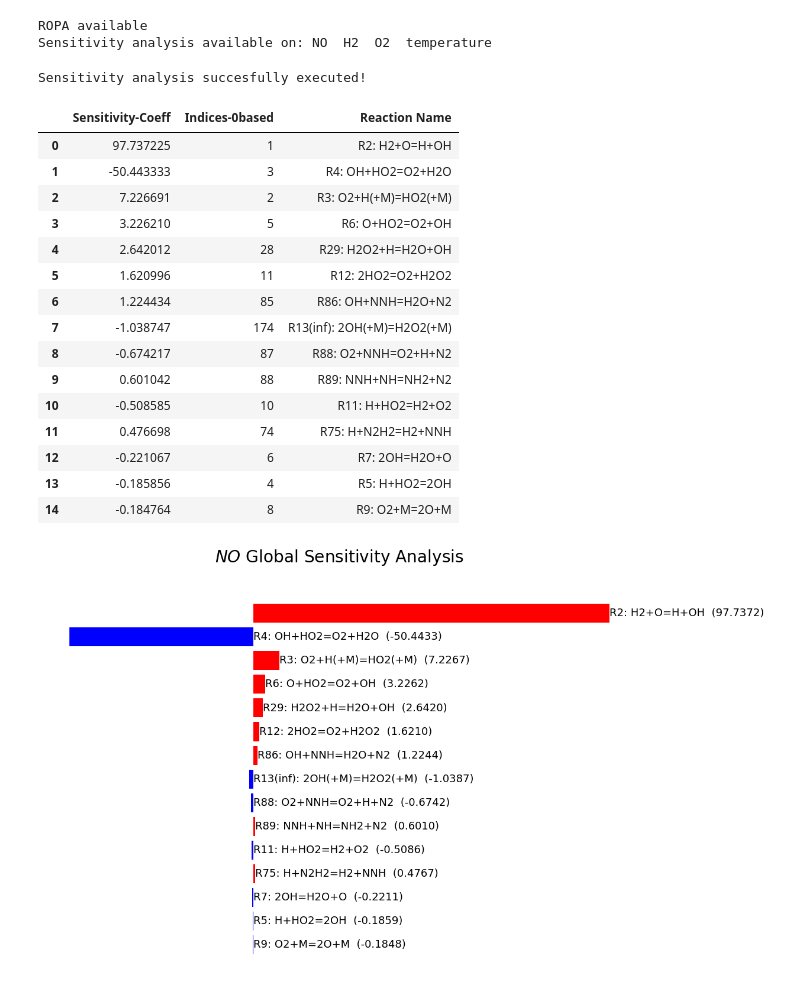
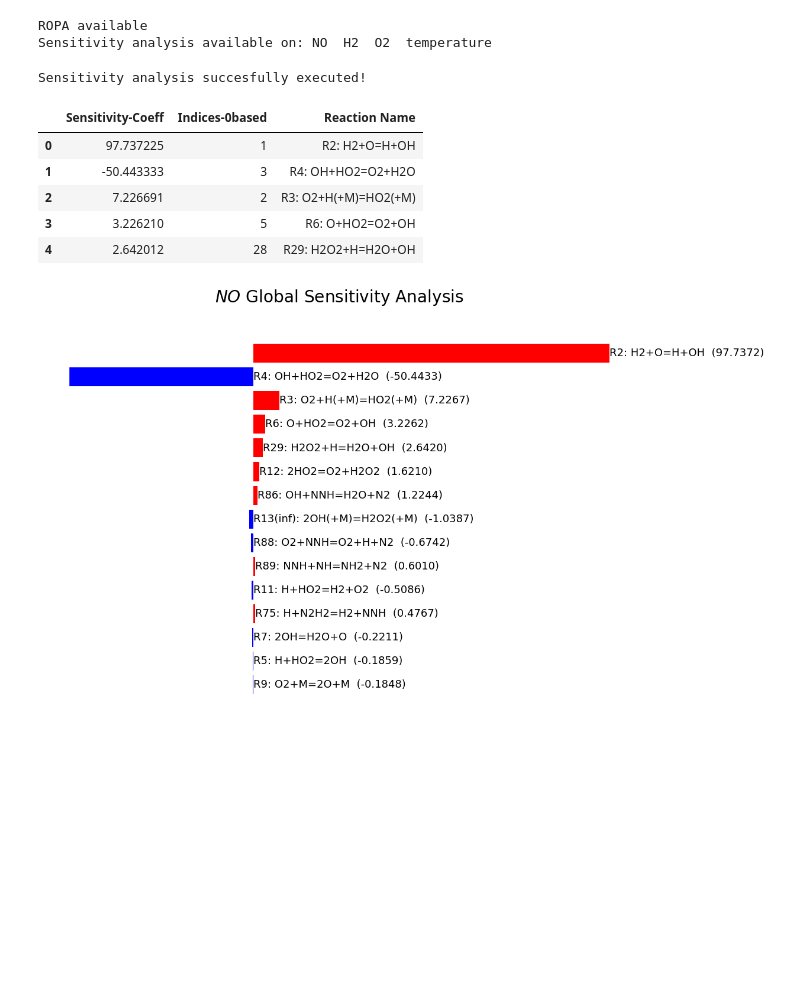
Before and after one commit to tdinelli/pySMOKEPostProcessor, a Jupyter notebook: examples/Sensitivity-01.ipynb, the cells around one changed output. Saved outputs shown, nothing was run; the diff lists cells and outputs as text; code cells hidden in the pictures; blank space fills up the shorter version.

```diff
--- a/examples/Sensitivity-01.ipynb
+++ b/examples/Sensitivity-01.ipynb
@@ -57,33 +57,23 @@ Sensitivity analysis available on: NO  H2  O2  temperature
 # %%
 specie = "NO"
 
-coefficients, indexes, names = PostProcessor.SensitivityAnalysis(specie=specie,
+coefficients, indexes, names = PostProcessor.SensitivityAnalysis(target=specie,
                                                           sensitivity_type='global',
                                                           number_of_reactions=15,
                                                           ordering_type="peak_value",
                                                           normalization_type='local')
 
 dic = {'Sensitivity-Coeff': coefficients,'Indices-0based': indexes, 'Reaction Name': names}
 df = pd.DataFrame(dic)
-df
+df.head()
 # %% [output]
 Sensitivity analysis succesfully executed!
 |  | Sensitivity-Coeff | Indices-0based | Reaction Name |
 | 0 | 97.737225 | 1 | R2: H2+O=H+OH |
 | 1 | -50.443333 | 3 | R4: OH+HO2=O2+H2O |
 | 2 | 7.226691 | 2 | R3: O2+H(+M)=HO2(+M) |
 | 3 | 3.226210 | 5 | R6: O+HO2=O2+OH |
 | 4 | 2.642012 | 28 | R29: H2O2+H=H2O+OH |
-| 5 | 1.620996 | 11 | R12: 2HO2=O2+H2O2 |
-| 6 | 1.224434 | 85 | R86: OH+NNH=H2O+N2 |
-| 7 | -1.038747 | 174 | R13(inf): 2OH(+M)=H2O2(+M) |
-| 8 | -0.674217 | 87 | R88: O2+NNH=O2+H+N2 |
-| 9 | 0.601042 | 88 | R89: NNH+NH=NH2+N2 |
-| 10 | -0.508585 | 10 | R11: H+HO2=H2+O2 |
-| 11 | 0.476698 | 74 | R75: H+N2H2=H2+NNH |
-| 12 | -0.221067 | 6 | R7: 2OH=H2O+O |
-| 13 | -0.185856 | 4 | R5: H+HO2=2OH |
-| 14 | -0.184764 | 8 | R9: O2+M=2O+M |
 # %%
 fig = plt.figure(figsize=(18, 12))
 ax = plt.subplot()
```
Also changed, not shown: parts of 1 cell of this notebook, 1 other file.
